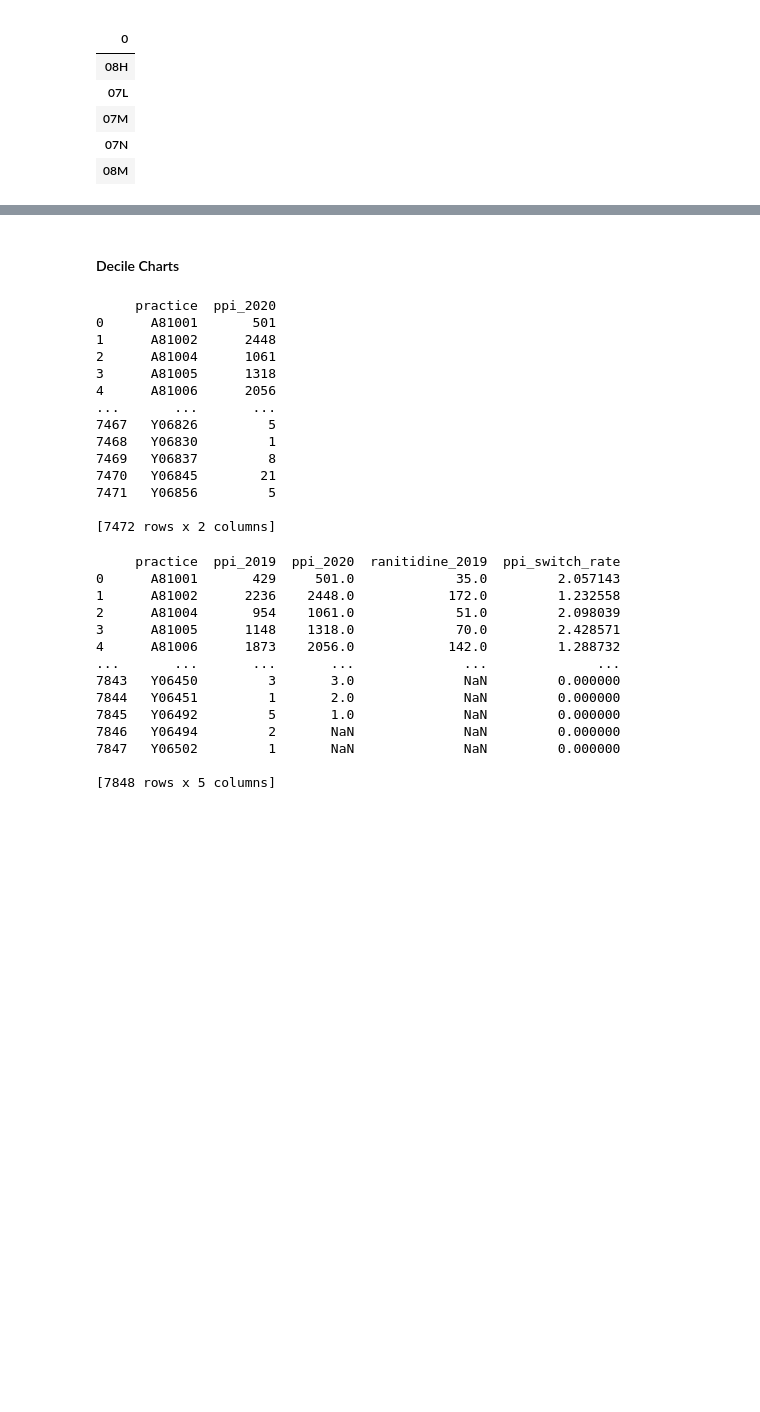
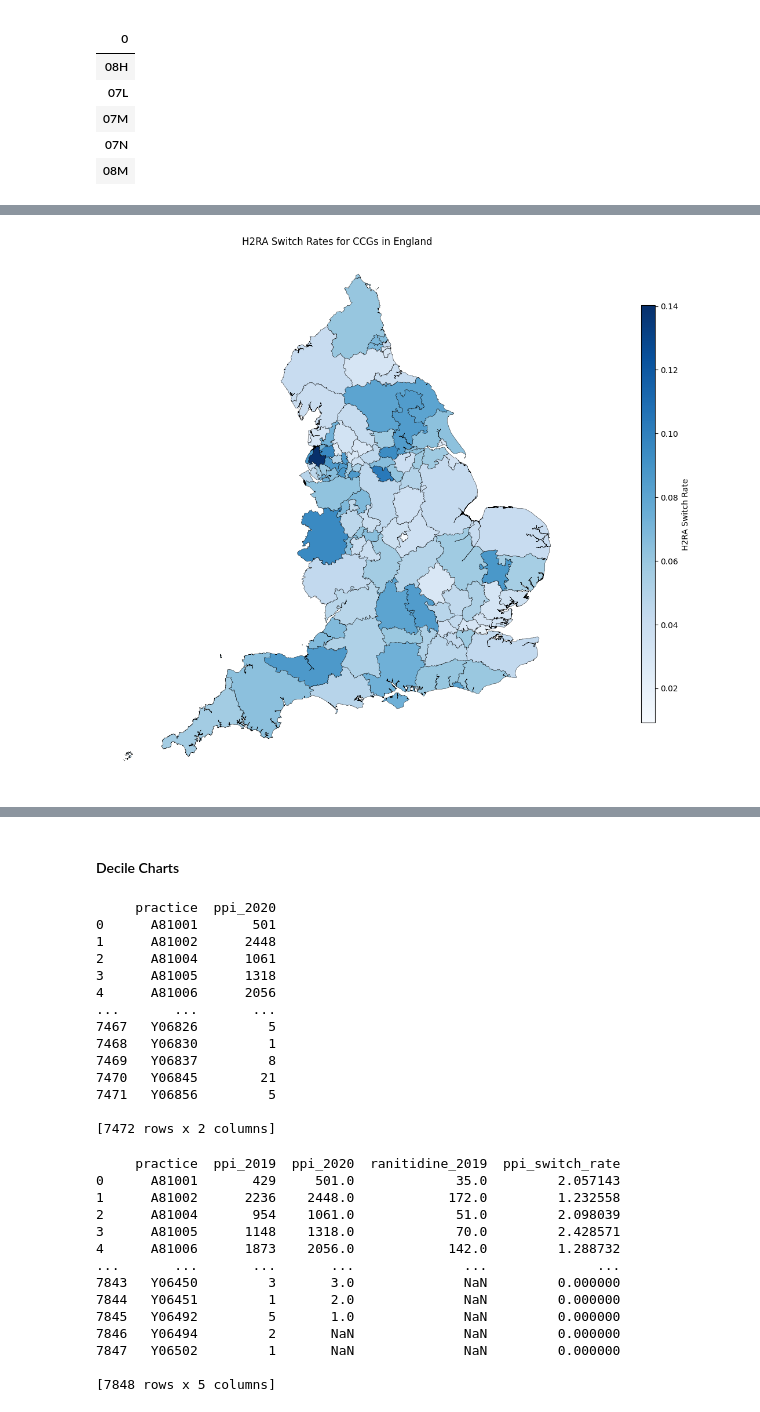
Before and after one commit to avanthika-sivakumar/med-student-omeprazole, a Jupyter notebook: notebooks/Omeprazole shortage.ipynb, the cells around one changed output, grey strips where cells are left out. Saved outputs shown, nothing was run; the diff lists cells and outputs as text; code cells hidden in the pictures; blank space fills up the shorter version.

```diff
--- a/notebooks/Omeprazole shortage.ipynb
+++ b/notebooks/Omeprazole shortage.ipynb
@@ -1051,0 +1095,13 @@ plt.show()
+# %%
+# Calculating H2RA Switch Rate
+H2RA_switch_rate_ccg = H2RA_ccg_2019.merge(H2RA_ccg_2020, on='ccg_id', how='left').merge(ranitidine_ccg_2019, on='ccg_id', how='left') #create switchrate dataframe
+
+H2RA_switch_rate_ccg['H2RA_switch_rate'] = (H2RA_switch_rate_ccg['H2RA_2020'] - H2RA_switch_rate_ccg['H2RA_2019']) / H2RA_switch_rate_ccg['ranitidine_2019']
+
+#Account for NaN and positive / negative infinity
+H2RA_switch_rate_ccg['H2RA_switch_rate'] = H2RA_switch_rate_ccg['H2RA_switch_rate'].fillna(0)
+H2RA_switch_rate_ccg['H2RA_switch_rate'] = H2RA_switch_rate_ccg['H2RA_switch_rate'].replace([float('inf'), -float('inf')], 0)
+
+H2RA_switch_rate_ccg = H2RA_switch_rate_ccg.set_index('ccg_id')
+
+print (H2RA_switch_rate_ccg)
@@ -1051,0 +1124,4 @@ plt.show()
+# %%
+# 16 Merge map data with switch rates
+switchrate_H2RA_maps_gdf = H2RA_switch_rate_ccg.merge(sicbl_gdf, left_on='ccg_id', right_on='ccg_code', how='inner')
+switchrate_H2RA_maps_gdf.head()
@@ -1051,0 +1135,31 @@ plt.show()
+# %%
+switchrate_H2RA_maps_gdf = gpd.GeoDataFrame(switchrate_H2RA_maps_gdf, geometry='geometry')
+# %%
+# 17 Create choropleths
+
+from matplotlib.ticker import FuncFormatter
+
+#define attributes
+colormap = 'Blues'
+min_value = switchrate_H2RA_maps_gdf['H2RA_switch_rate'].min()
+max_value = switchrate_H2RA_maps_gdf['H2RA_switch_rate'].max() # maximum value from whichever df has the larger value, to set shared colormap
+
+# Create subplots
+fig, ax = plt.subplots(figsize=(12, 12))
+
+# Plot the CCG choropleth
+switchrate_H2RA_maps_gdf.plot(ax=ax, column='H2RA_switch_rate', legend=False, figsize=(12, 12), cmap=colormap, vmin=min_value, vmax=max_value, edgecolor='black', linewidth=0.3).set_axis_off()
+ax.set_title('H2RA Switch Rates for CCGs in England')
+
+
+# Add a colorbar and legend
+cax = fig.add_axes([0.95, 0.2, 0.02, 0.6])  # Adjust position as needed
+sm = plt.cm.ScalarMappable(cmap=colormap, norm=plt.Normalize(vmin=min_value, vmax=max_value))  # You can specify the colormap here
+plt.colorbar(sm, cax=cax, label="H2RA Switch Rate")
+
+
+#show the plot and save it
+plt.savefig(os.path.join("..","data","H2RA_switch_rate.png"), dpi=300)
+plt.show()
+# %% [output]
+[figure, added]
```
Also changed, not shown: parts of 18 cells of this notebook, 6 other files.
